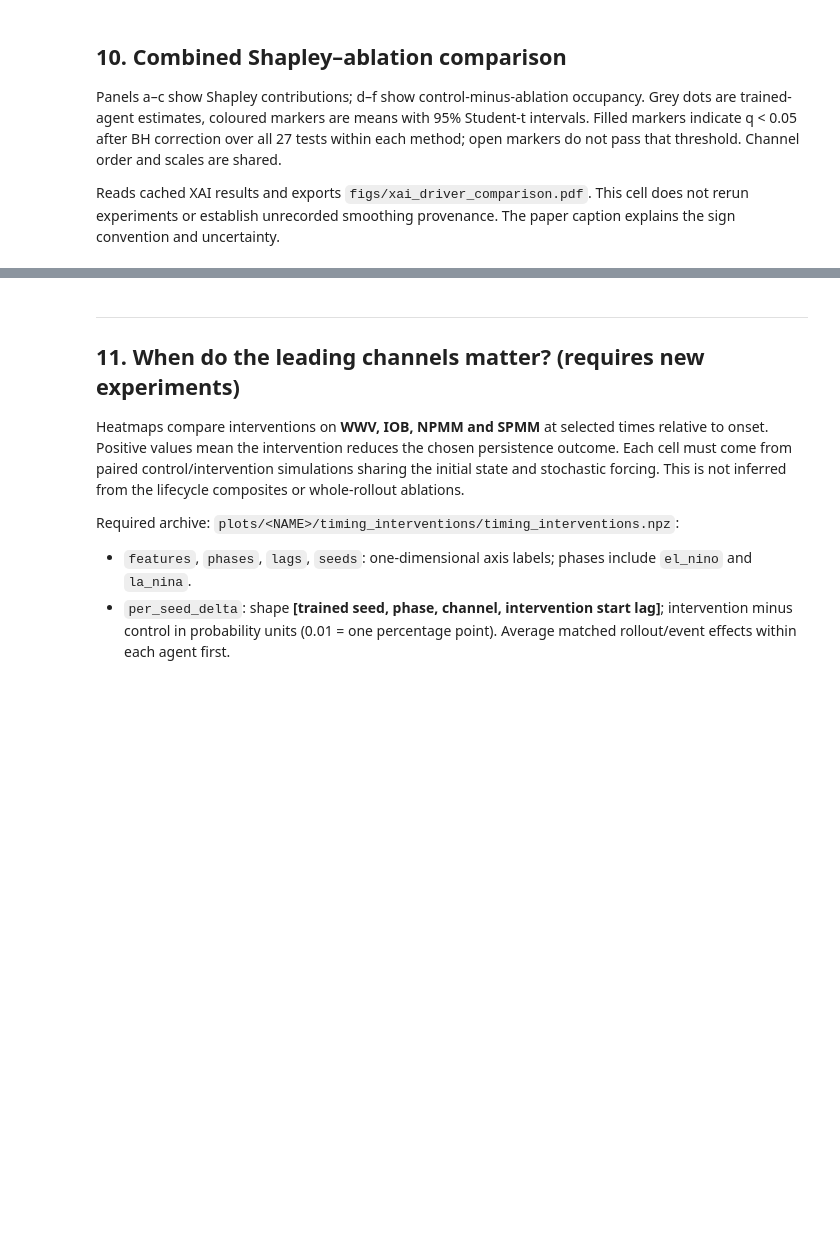
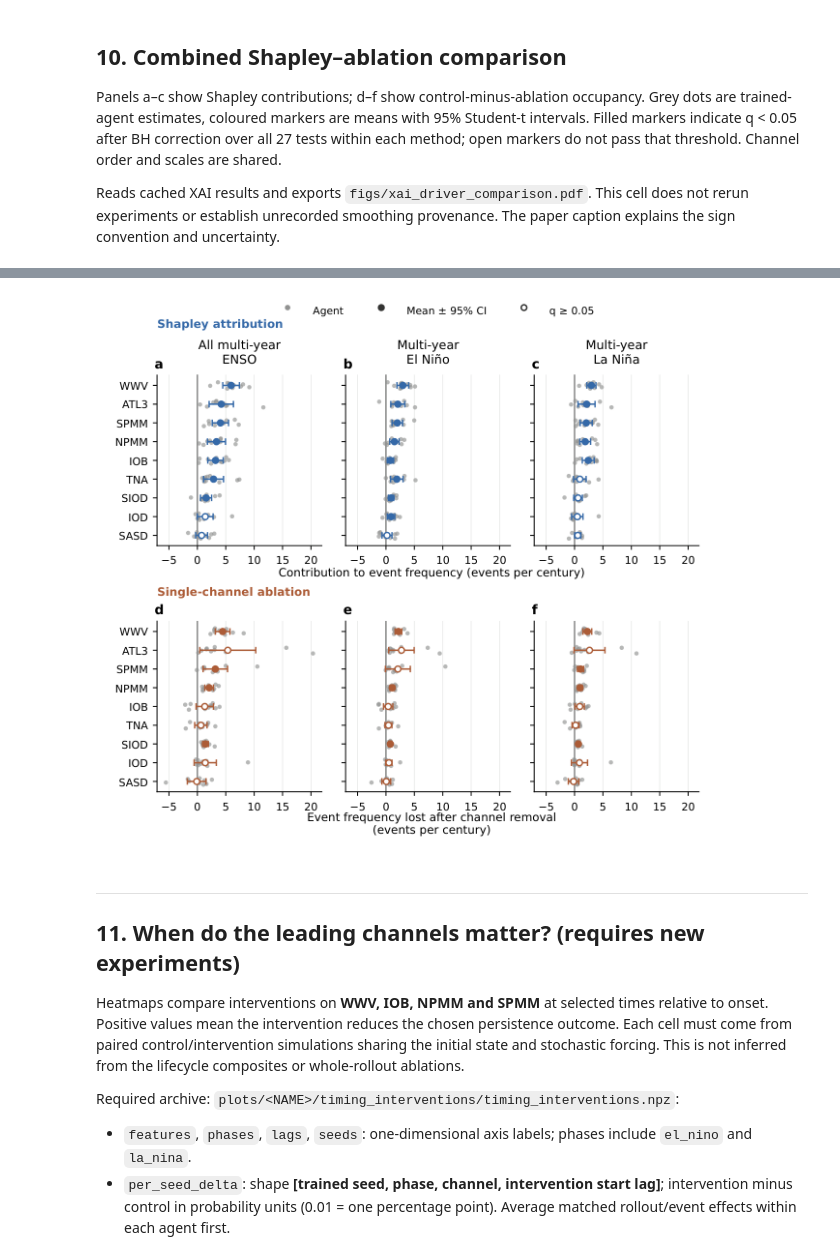
Before and after one commit to ayman-tech/enso-rl, a Jupyter notebook: notebooks/analysis_xai.ipynb, the cells around one changed output, grey strips where cells are left out. Saved outputs shown, nothing was run; the diff lists cells and outputs as text; code cells hidden in the pictures; blank space fills up the shorter version.

```diff
--- a/notebooks/analysis_xai.ipynb
+++ b/notebooks/analysis_xai.ipynb
@@ -561,3 +615,12 @@ plt.show()
+# %%
+if not all('mean_count_total' in data for data in (S, A)):
+    print('[skip] event-count keys missing: rerun the attribution computations.')
+else:
+    fig = plot_attribution_summary(S, A, metric='frequency')
+    save_paper_fig(fig, FIGS / 'xai_driver_comparison_count.pdf', layout=False)
+    plt.show()
+# %% [output]
+[figure, added]
 # %% [markdown]
 ---
 ## 11. When do the leading channels matter? (requires new experiments)
```
Also changed, not shown: parts of 5 cells of this notebook, 5 other files.
